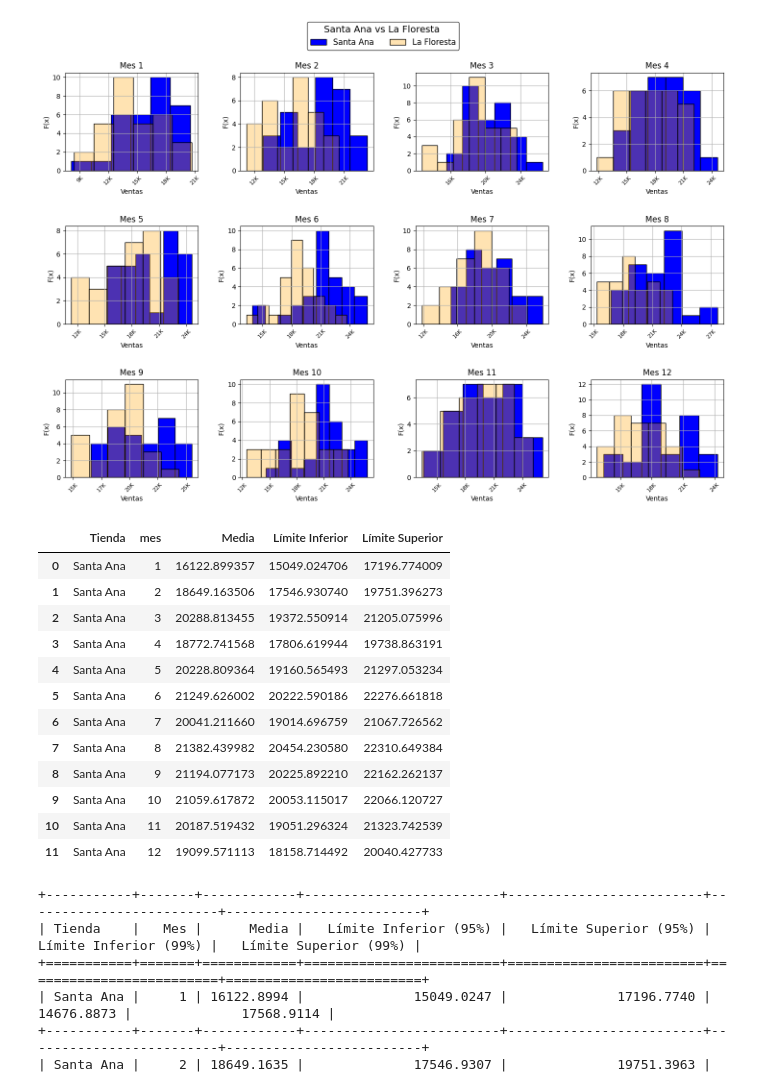
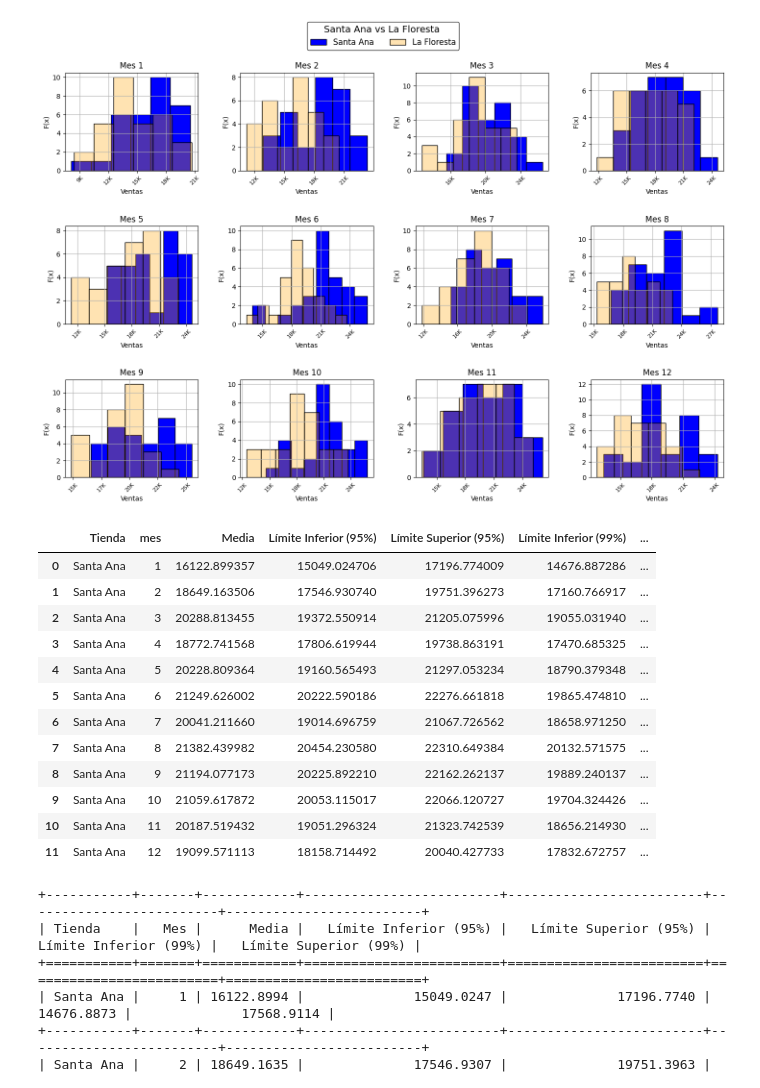
Before and after one commit to martinbrocca/CEIA-PEIA, a Jupyter notebook: TP3/TP3.ipynb, the cells around one changed output. Cells and saved outputs as stored; diff of their text form; code cells hidden in the pictures.

```diff
--- a/TP3/TP3.ipynb
+++ b/TP3/TP3.ipynb
@@ -192,19 +231,19 @@ def imprimir_intervalos_confianza(intervalos, frecuencia, tienda):
 # %%
-imprimir_intervalos_confianza(SantaAna_95, 'mes', 'Santa Ana')
+imprimir_intervalos_confianza(SantaAna_95, SantaAna_99, 'mes', 'Santa Ana')
 # %% [output]
-|  | Tienda | mes | Media | Límite Inferior | Límite Superior |
-| 0 | Santa Ana | 1 | 16122.899357 | 15049.024706 | 17196.774009 |
-| 1 | Santa Ana | 2 | 18649.163506 | 17546.930740 | 19751.396273 |
-| 2 | Santa Ana | 3 | 20288.813455 | 19372.550914 | 21205.075996 |
-| 3 | Santa Ana | 4 | 18772.741568 | 17806.619944 | 19738.863191 |
-| 4 | Santa Ana | 5 | 20228.809364 | 19160.565493 | 21297.053234 |
-| 5 | Santa Ana | 6 | 21249.626002 | 20222.590186 | 22276.661818 |
-| 6 | Santa Ana | 7 | 20041.211660 | 19014.696759 | 21067.726562 |
-| 7 | Santa Ana | 8 | 21382.439982 | 20454.230580 | 22310.649384 |
-| 8 | Santa Ana | 9 | 21194.077173 | 20225.892210 | 22162.262137 |
-| 9 | Santa Ana | 10 | 21059.617872 | 20053.115017 | 22066.120727 |
-| 10 | Santa Ana | 11 | 20187.519432 | 19051.296324 | 21323.742539 |
-| 11 | Santa Ana | 12 | 19099.571113 | 18158.714492 | 20040.427733 |
+|  | Tienda | mes | Media | Límite Inferior (95%) | Límite Superior (95%) | Límite Inferior (99%) | ... |
+| 0 | Santa Ana | 1 | 16122.899357 | 15049.024706 | 17196.774009 | 14676.887286 | ... |
+| 1 | Santa Ana | 2 | 18649.163506 | 17546.930740 | 19751.396273 | 17160.766917 | ... |
+| 2 | Santa Ana | 3 | 20288.813455 | 19372.550914 | 21205.075996 | 19055.031940 | ... |
+| 3 | Santa Ana | 4 | 18772.741568 | 17806.619944 | 19738.863191 | 17470.685325 | ... |
+| 4 | Santa Ana | 5 | 20228.809364 | 19160.565493 | 21297.053234 | 18790.379348 | ... |
+| 5 | Santa Ana | 6 | 21249.626002 | 20222.590186 | 22276.661818 | 19865.474810 | ... |
+| 6 | Santa Ana | 7 | 20041.211660 | 19014.696759 | 21067.726562 | 18658.971250 | ... |
+| 7 | Santa Ana | 8 | 21382.439982 | 20454.230580 | 22310.649384 | 20132.571575 | ... |
+| 8 | Santa Ana | 9 | 21194.077173 | 20225.892210 | 22162.262137 | 19889.240137 | ... |
+| 9 | Santa Ana | 10 | 21059.617872 | 20053.115017 | 22066.120727 | 19704.324426 | ... |
+| 10 | Santa Ana | 11 | 20187.519432 | 19051.296324 | 21323.742539 | 18656.214930 | ... |
+| 11 | Santa Ana | 12 | 19099.571113 | 18158.714492 | 20040.427733 | 17832.672757 | ... |
 # %%
 #Metodo alternativo para imprimir los intervalos de confianza en forma de tabla:
 from tabulate import tabulate
```
Also changed, not shown: parts of 2 cells of this notebook.
